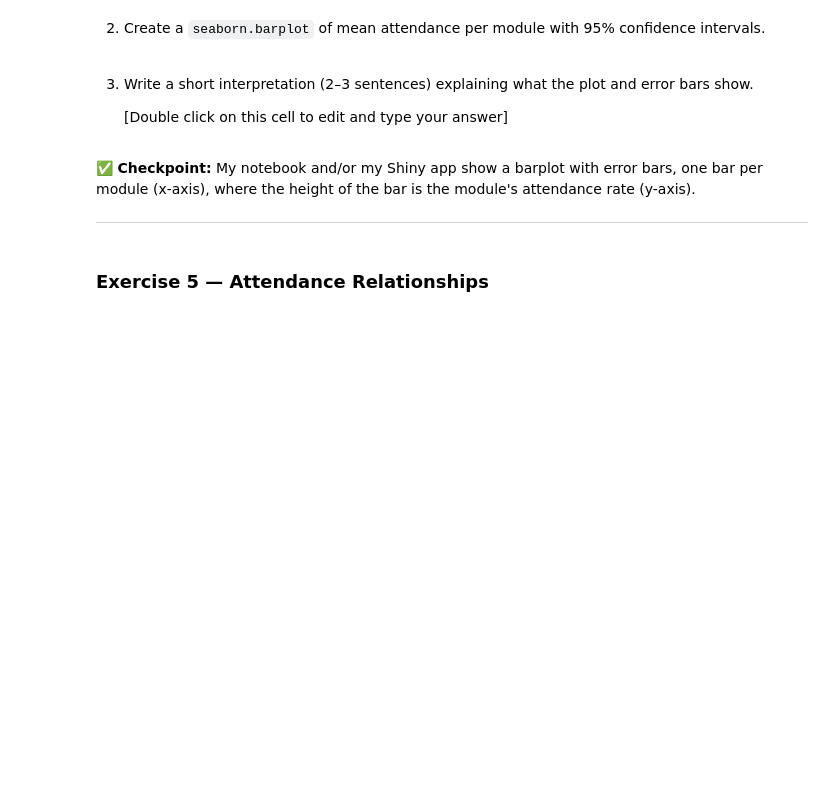
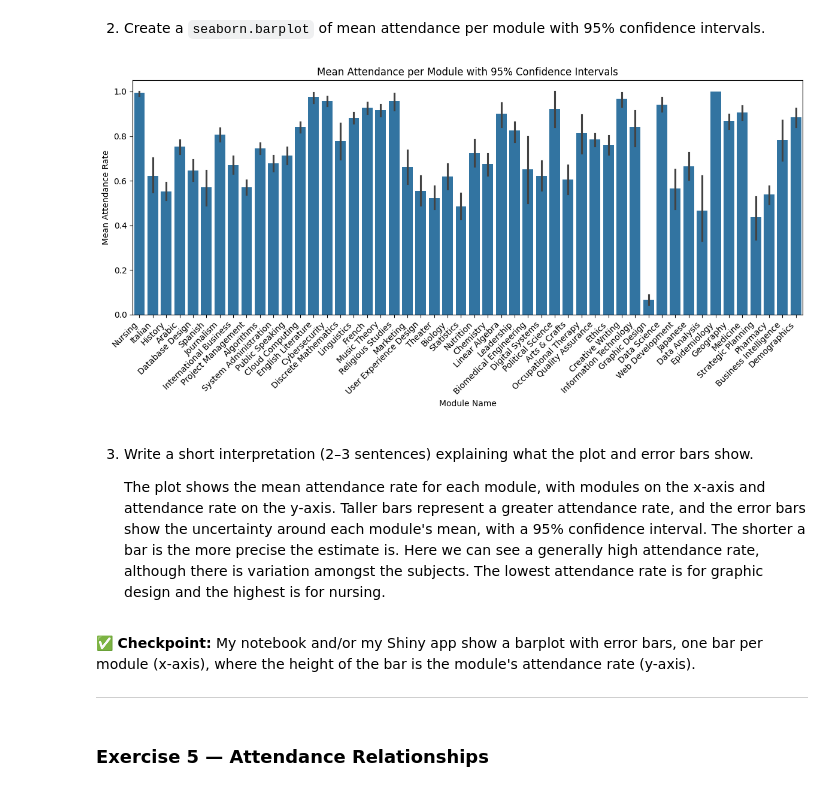
Before and after one commit to tabsbower/M6006_assignment2_23407618514, a Jupyter notebook: summative1-1.ipynb, the cells around one changed output. Saved outputs shown, nothing was run; the diff lists cells and outputs as text; code cells hidden in the pictures; blank space fills up the shorter version.

Commit message:
Your message

```diff
--- a/summative1-1.ipynb
+++ b/summative1-1.ipynb
@@ -305,12 +295,25 @@ app = App(app_ui, server)
 # %% [markdown]
 2. Create a `seaborn.barplot` of mean attendance per module with 95% confidence intervals.
 # %%
-# your code here
-...
+#create bar plot with error bars for 95% confidence intervals
+plt.figure(figsize=(12, 6))
+sns.barplot(data=attendance_df_new,
+            x="Module Name",
+            y="Attended",
+            errorbar= ('ci', 95)
+)
+plt.title("Mean Attendance per Module with 95% Confidence Intervals")
+plt.xlabel("Module Name")
+plt.ylabel("Mean Attendance Rate")
+plt.xticks(rotation=45, ha='right')
+plt.tight_layout()
+plt.show()
+# %% [output]
+[figure, added]
 # %% [markdown]
 3. Write a short interpretation (2–3 sentences) explaining what the plot and error bars show.
 
-    [Double click on this cell to edit and type your answer]
+    The plot shows the mean attendance rate for each module, with modules on the x-axis and attendance rate on the y-axis. Taller bars represent a greater attendance rate, and the error bars show the uncertainty around each module's mean, with a 95% confidence interval. The shorter a bar is the more precise the estimate is. Here we can see a generally high attendance rate, although there is variation amongst the subjects. The lowest attendance rate is for graphic design and the highest is for nursing.
 # %% [markdown]
 ✅ **Checkpoint:** My notebook and/or my Shiny app show a barplot with error bars, one bar per module (x-axis), where the height of the bar is the module's attendance rate (y-axis).
 
```
Also changed, not shown: parts of 3 cells of this notebook, 1 other file.
